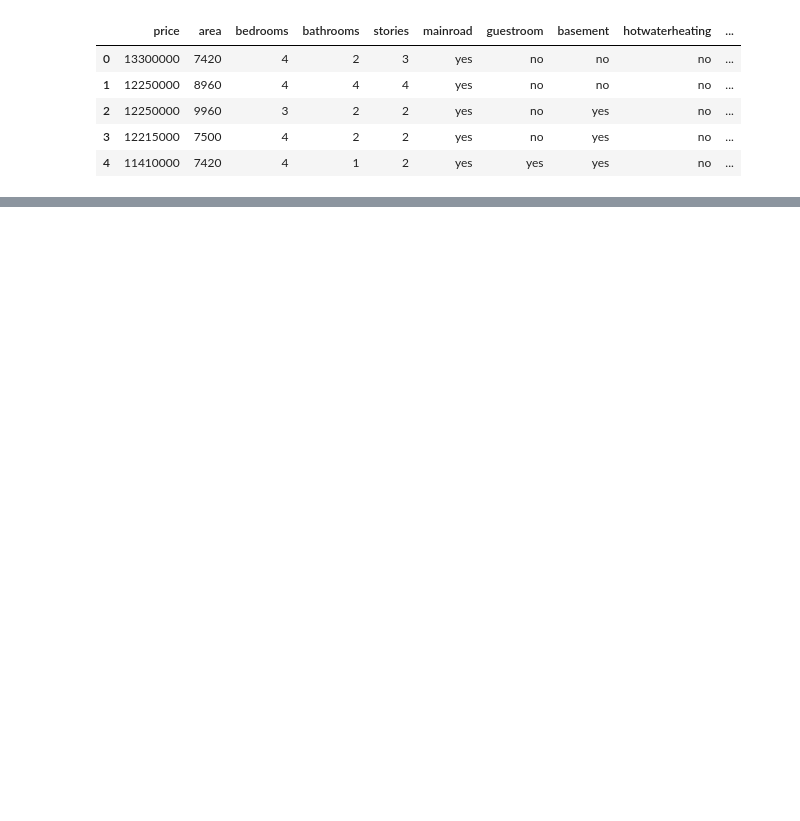
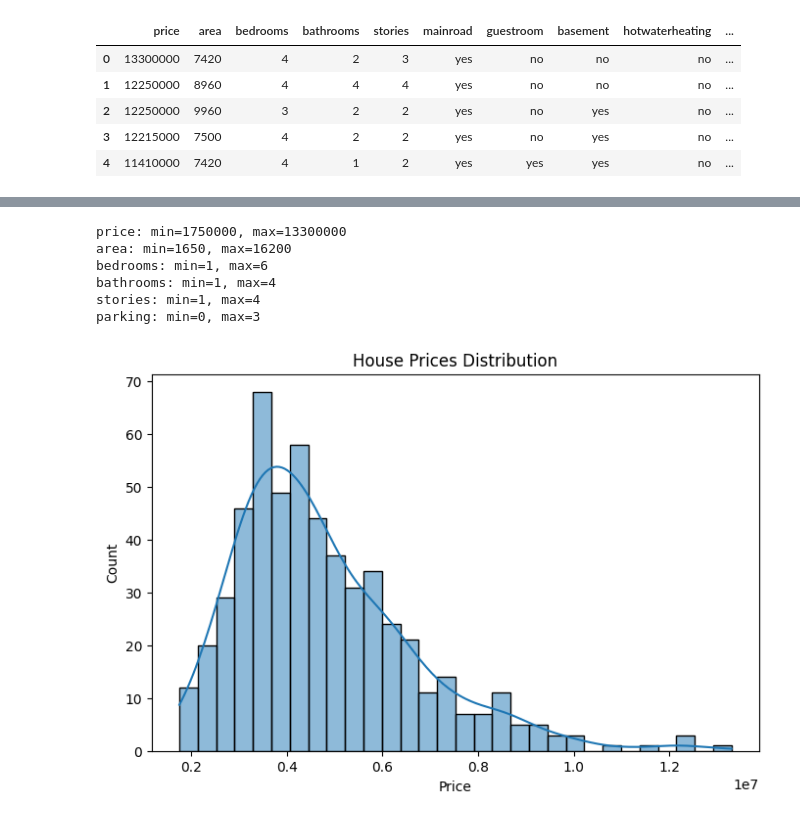
Before and after one commit to arm0406/house-price-prediction, a Jupyter notebook: house-price-prediction/notebook.ipynb, the cells around one changed output, grey strips where cells are left out. Saved outputs shown, nothing was run; the diff lists cells and outputs as text; code cells hidden in the pictures; blank space fills up the shorter version.

```diff
--- a/house-price-prediction/notebook.ipynb
+++ b/house-price-prediction/notebook.ipynb
@@ -17,0 +73,22 @@ df.head()
+# %%
+# Ranges for numeric columns
+numeric_cols = ['price', 'area', 'bedrooms', 'bathrooms', 'stories', 'parking']
+for col in numeric_cols:
+    print(f"{col}: min={df[col].min()}, max={df[col].max()}")
+# %% [output]
+price: min=1750000, max=13300000
+area: min=1650, max=16200
+bedrooms: min=1, max=6
+bathrooms: min=1, max=4
+stories: min=1, max=4
+parking: min=0, max=3
+# %%
+# Target variable analysis
+plt.figure(figsize=(8,5))
+sns.histplot(df['price'], bins=30, kde=True)
+plt.title('House Prices Distribution')
+plt.xlabel('Price')
+plt.ylabel('Count')
+plt.show()
+# %% [output]
+[figure, added]
```
Also changed, not shown: parts of 17 cells of this notebook.
